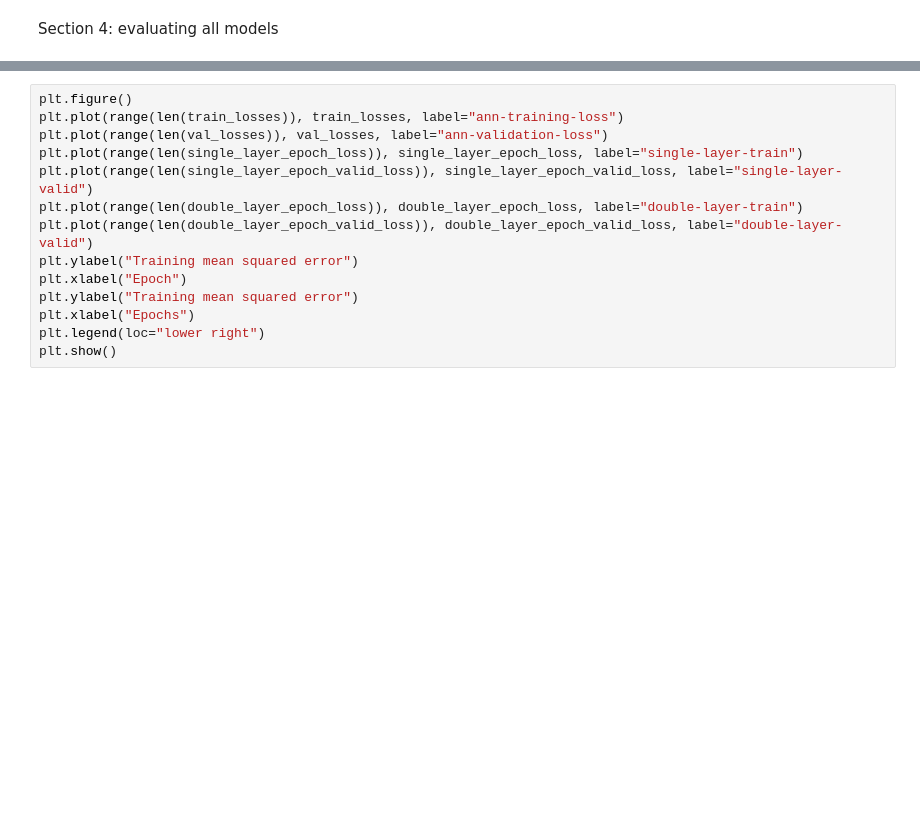
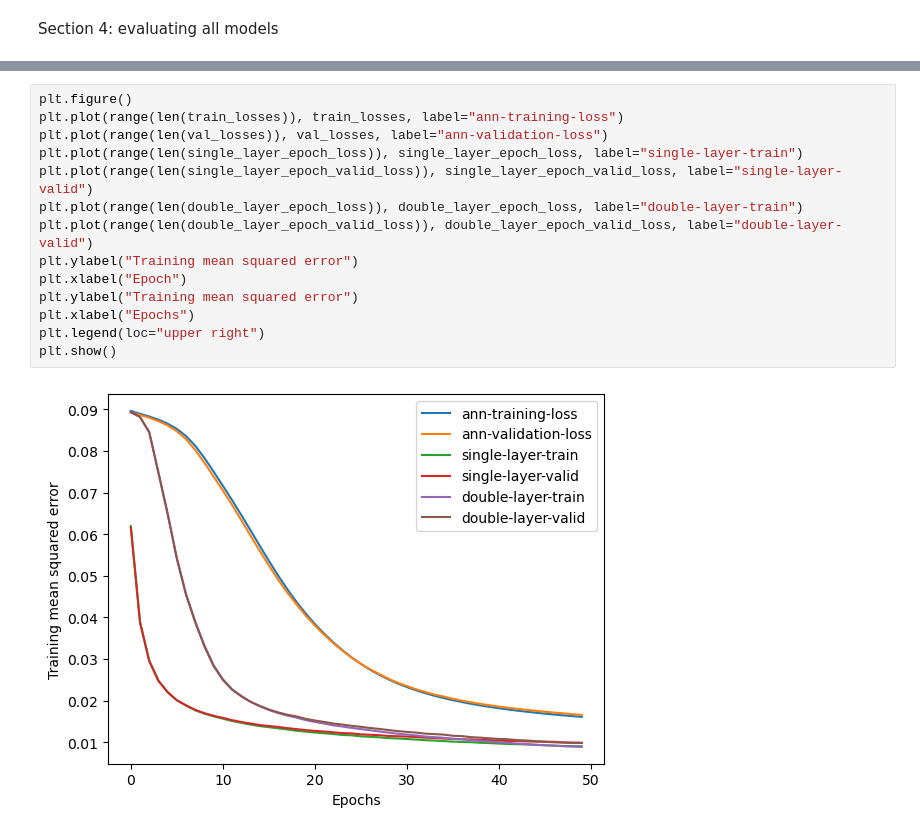
Before and after one commit to AvivBGU/Computational_Learning_ass_3, a Jupyter notebook: ch11_modified.ipynb, the cells around one changed output, grey strips where cells are left out. Drawn from its saved outputs; the diff is of its cells as text; blank space fills up the shorter version.

Commit message:
Minor change to graph location.

```diff
--- a/ch11_modified.ipynb
+++ b/ch11_modified.ipynb
@@ -768,17 +768,19 @@ Test AUC: 0.99256
 # %%
 plt.figure()
 plt.plot(range(len(train_losses)), train_losses, label="ann-training-loss")
 plt.plot(range(len(val_losses)), val_losses, label="ann-validation-loss")
 plt.plot(range(len(single_layer_epoch_loss)), single_layer_epoch_loss, label="single-layer-train")
 plt.plot(range(len(single_layer_epoch_valid_loss)), single_layer_epoch_valid_loss, label="single-layer-valid")
 plt.plot(range(len(double_layer_epoch_loss)), double_layer_epoch_loss, label="double-layer-train")
 plt.plot(range(len(double_layer_epoch_valid_loss)), double_layer_epoch_valid_loss, label="double-layer-valid")
 plt.ylabel("Training mean squared error")
 plt.xlabel("Epoch")
 plt.ylabel("Training mean squared error")
 plt.xlabel("Epochs")
-plt.legend(loc="lower right")
+plt.legend(loc="upper right")
 plt.show()
+# %% [output]
+[figure, added]
 # %%
 plt.figure()
 plt.plot(range(len(train_accs)), train_accs, label="ann-training-accuracy")
```
Also changed, not shown: parts of 4 cells of this notebook.
